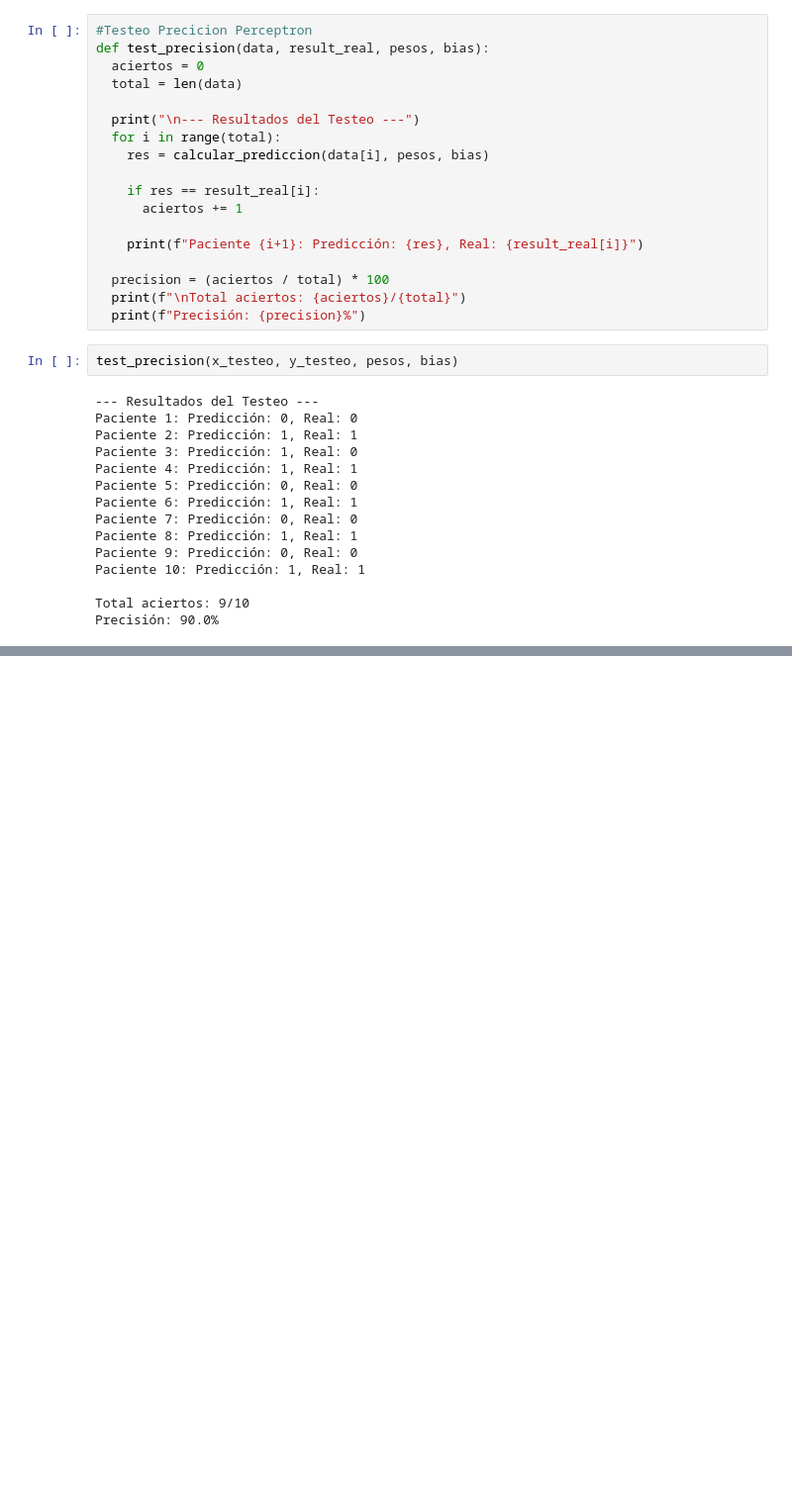
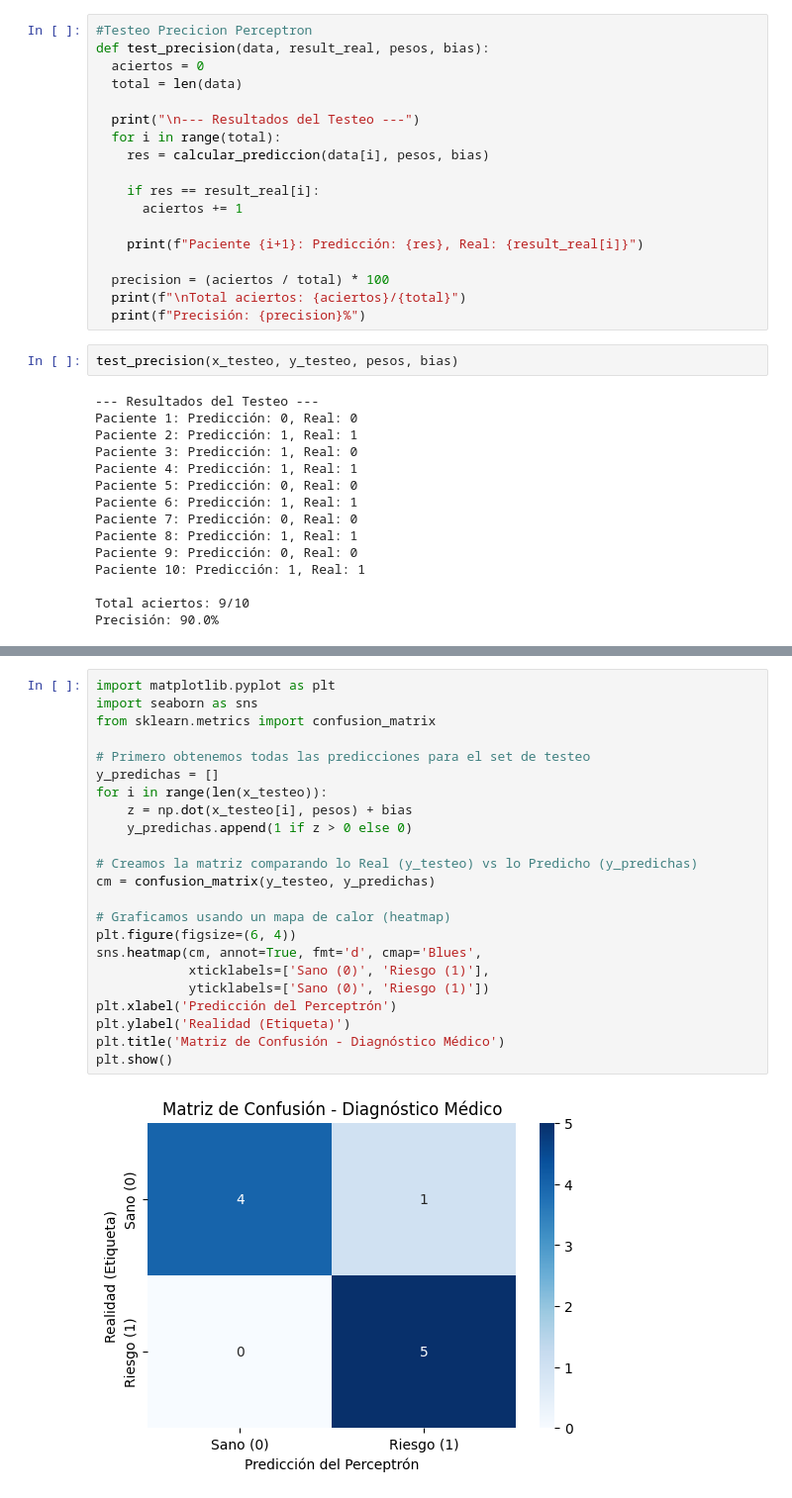
Before and after one commit to VariableSoporte/perceptron_diagnostico_medico, a Jupyter notebook: perceptron_diagnostico_medico.ipynb, the cells around one changed output, grey strips where cells are left out. Shown at 99% size. Saved outputs shown, nothing was run; the diff lists cells and outputs as text; blank space fills up the shorter version.

```diff
--- a/perceptron_diagnostico_medico.ipynb
+++ b/perceptron_diagnostico_medico.ipynb
@@ -208,0 +199,25 @@ Precisión: 90.0%
+# %%
+import matplotlib.pyplot as plt
+import seaborn as sns
+from sklearn.metrics import confusion_matrix
+
+# Primero obtenemos todas las predicciones para el set de testeo
+y_predichas = []
+for i in range(len(x_testeo)):
+    z = np.dot(x_testeo[i], pesos) + bias
+    y_predichas.append(1 if z > 0 else 0)
+
+# Creamos la matriz comparando lo Real (y_testeo) vs lo Predicho (y_predichas)
+cm = confusion_matrix(y_testeo, y_predichas)
+
+# Graficamos usando un mapa de calor (heatmap)
+plt.figure(figsize=(6, 4))
+sns.heatmap(cm, annot=True, fmt='d', cmap='Blues',
+            xticklabels=['Sano (0)', 'Riesgo (1)'],
+            yticklabels=['Sano (0)', 'Riesgo (1)'])
+plt.xlabel('Predicción del Perceptrón')
+plt.ylabel('Realidad (Etiqueta)')
+plt.title('Matriz de Confusión - Diagnóstico Médico')
+plt.show()
+# %% [output]
+[figure, added]
```
Also changed, not shown: parts of 4 cells of this notebook.
